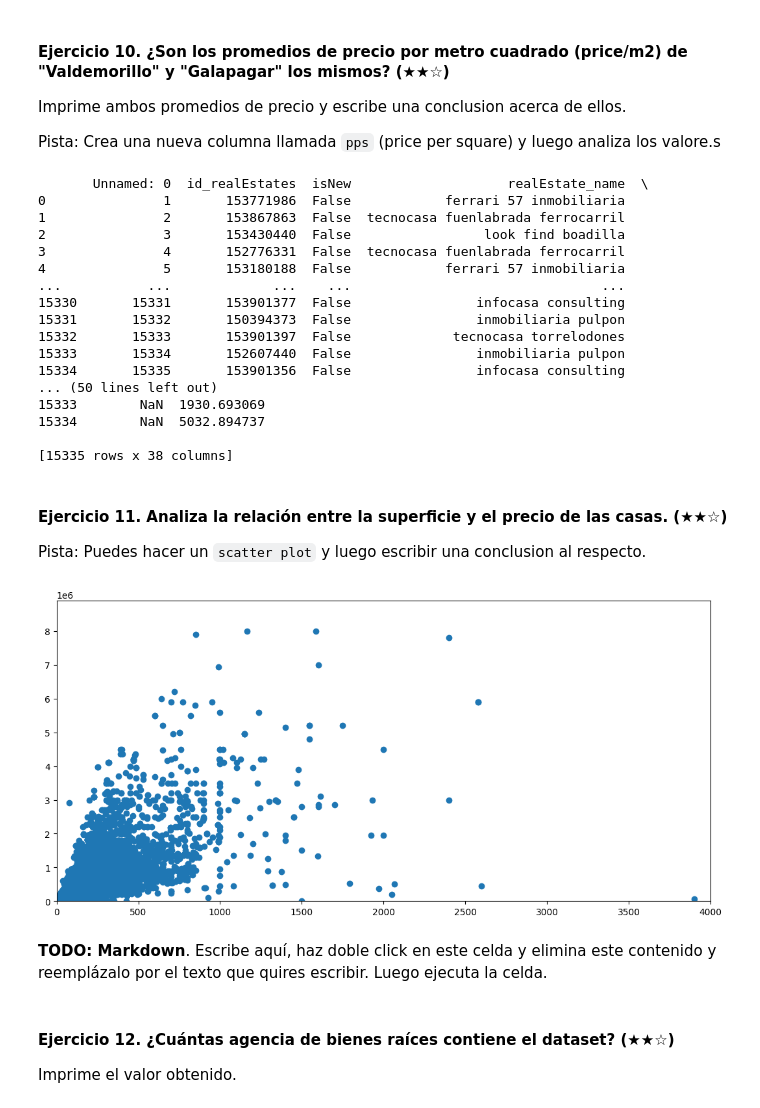
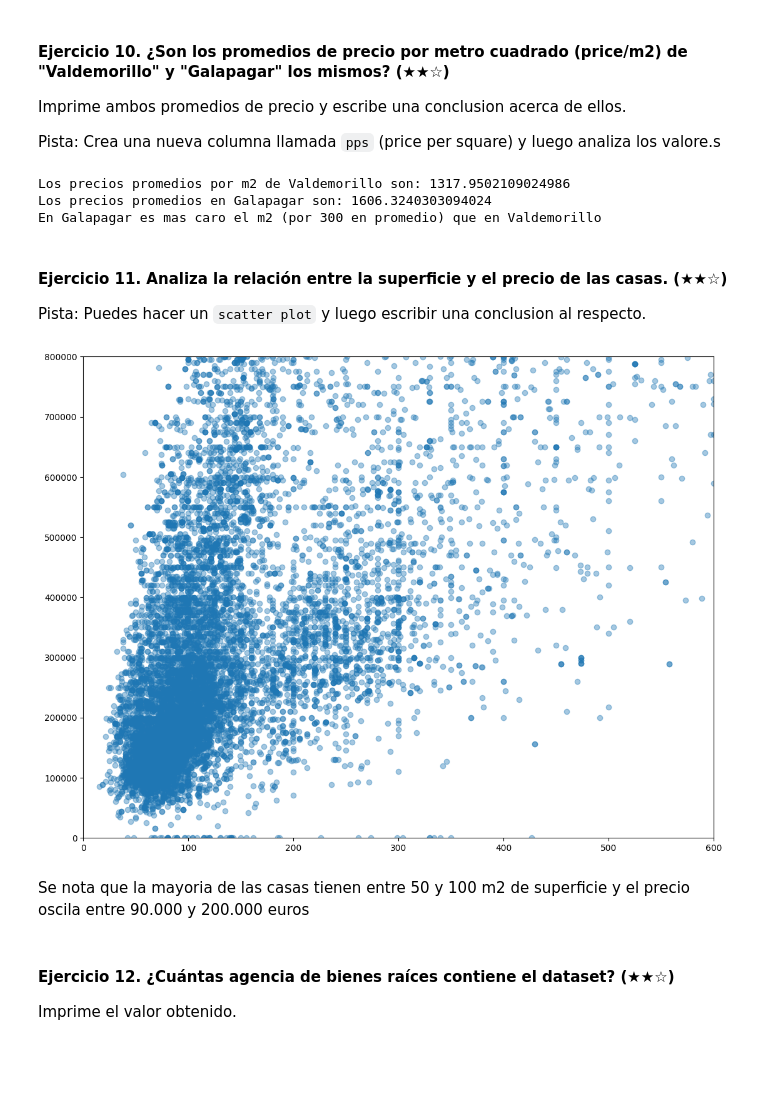
Before and after one commit to Lsiniestro/realestate-datacleanup-exercise, a Jupyter notebook: project.es.ipynb, the cells around one changed output. Saved outputs shown, nothing was run; the diff lists cells and outputs as text; code cells hidden in the pictures; blank space fills up the shorter version.

```diff
--- a/project.es.ipynb
+++ b/project.es.ipynb
@@ -199,40 +199,33 @@ Pista: Crea una nueva columna llamada `pps` (price per square) y luego analiza l
 
 
 ds['pps'] = ds['price']/ds['surface']
-print(ds)
+
+
+promedio_valde=ds[ds['level5']=='Valdemorillo']['pps'].mean()
+promedio_gala=ds[ds['level5']=='Galapagar']['pps'].mean()
+
+print(f'Los precios promedios por m2 de Valdemorillo son: {promedio_valde}\nLos precios promedios en Galapagar son: {promedio_gala}')
+print('En Galapagar es mas caro el m2 (por 300 en promedio) que en Valdemorillo')
 # %% [output]
-       Unnamed: 0  id_realEstates  isNew                    realEstate_name  \
-0               1       153771986  False            ferrari 57 inmobiliaria
-1               2       153867863  False  tecnocasa fuenlabrada ferrocarril
-2               3       153430440  False                 look find boadilla
-3               4       152776331  False  tecnocasa fuenlabrada ferrocarril
-4               5       153180188  False            ferrari 57 inmobiliaria
-...           ...             ...    ...                                ...
-15330       15331       153901377  False                infocasa consulting
-15331       15332       150394373  False                inmobiliaria pulpon
-15332       15333       153901397  False             tecnocasa torrelodones
-15333       15334       152607440  False                inmobiliaria pulpon
-15334       15335       153901356  False                infocasa consulting
-... (50 lines left out)
-15333        NaN  1930.693069
-15334        NaN  5032.894737
-
-[15335 rows x 38 columns]
+Los precios promedios por m2 de Valdemorillo son: 1317.9502109024986
+Los precios promedios en Galapagar son: 1606.3240303094024
+En Galapagar es mas caro el m2 (por 300 en promedio) que en Valdemorillo
 # %% [markdown]
 #### Ejercicio 11. Analiza la relación entre la superficie y el precio de las casas. (★★☆)
 
 Pista: Puedes hacer un `scatter plot` y luego escribir una conclusion al respecto.
 # %%
 # TODO: Código
-plt.figure(figsize = (13,6))
-plt.scatter(ds['surface'],ds['price'],  label = "Precio segun superficie")
-plt.xlim(0,4000)
-plt.ylim(0,8900000)
+plt.figure(figsize = (13,10))
+plt.scatter(ds['surface'],ds['price'],  label = "Precio segun superficie", alpha=0.4)
+plt.xlim(0,600)
+plt.ylim(0,800000)
+
 plt.show()
 # %% [output]
-[figure, old version]
+[figure, new version]
 # %% [markdown]
-**TODO: Markdown**. Escribe aquí, haz doble click en este celda y elimina este contenido y reemplázalo por el texto que quires escribir. Luego ejecuta la celda.
+Se nota que la mayoria de las casas tienen entre 50 y 100 m2 de superficie y el precio oscila entre 90.000 y 200.000 euros
 # %% [markdown]
 #### Ejercicio 12. ¿Cuántas agencia de bienes raíces contiene el dataset? (★★☆)
 
```
Also changed, not shown: parts of 1 cell of this notebook.
